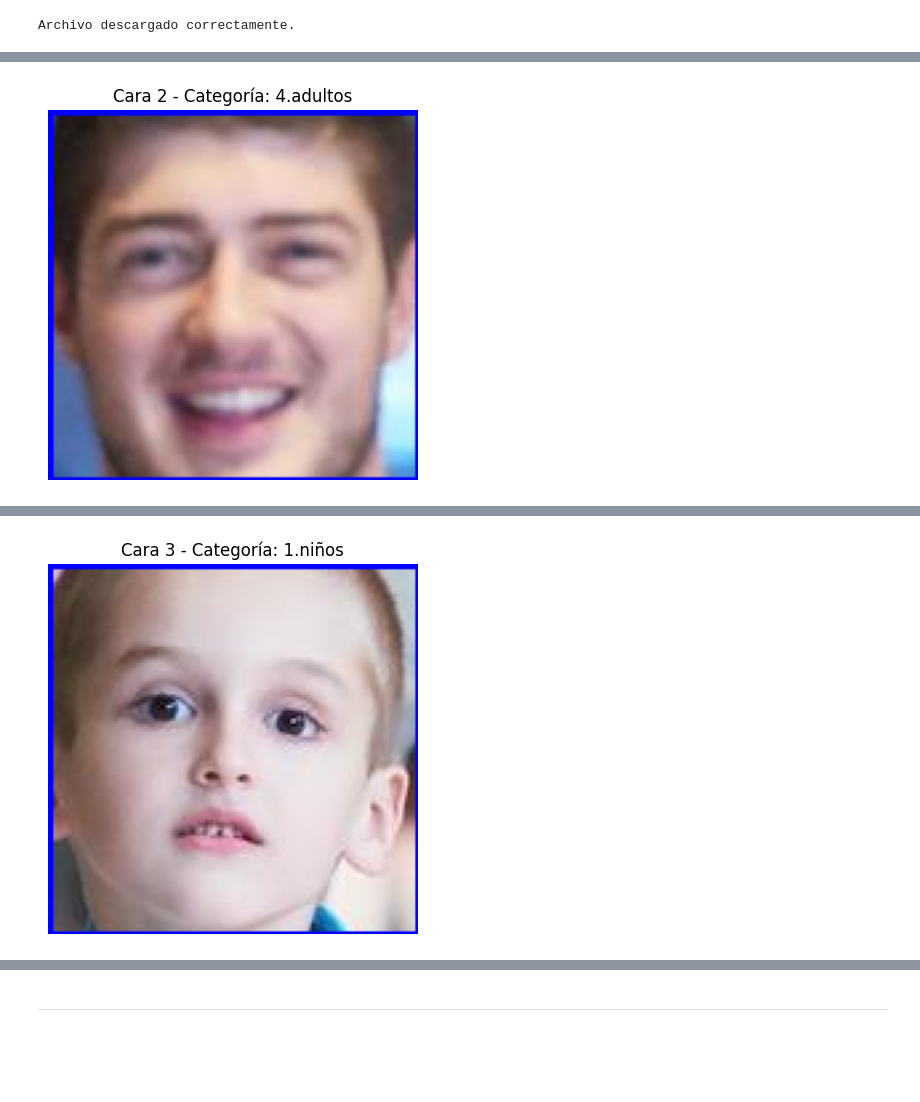
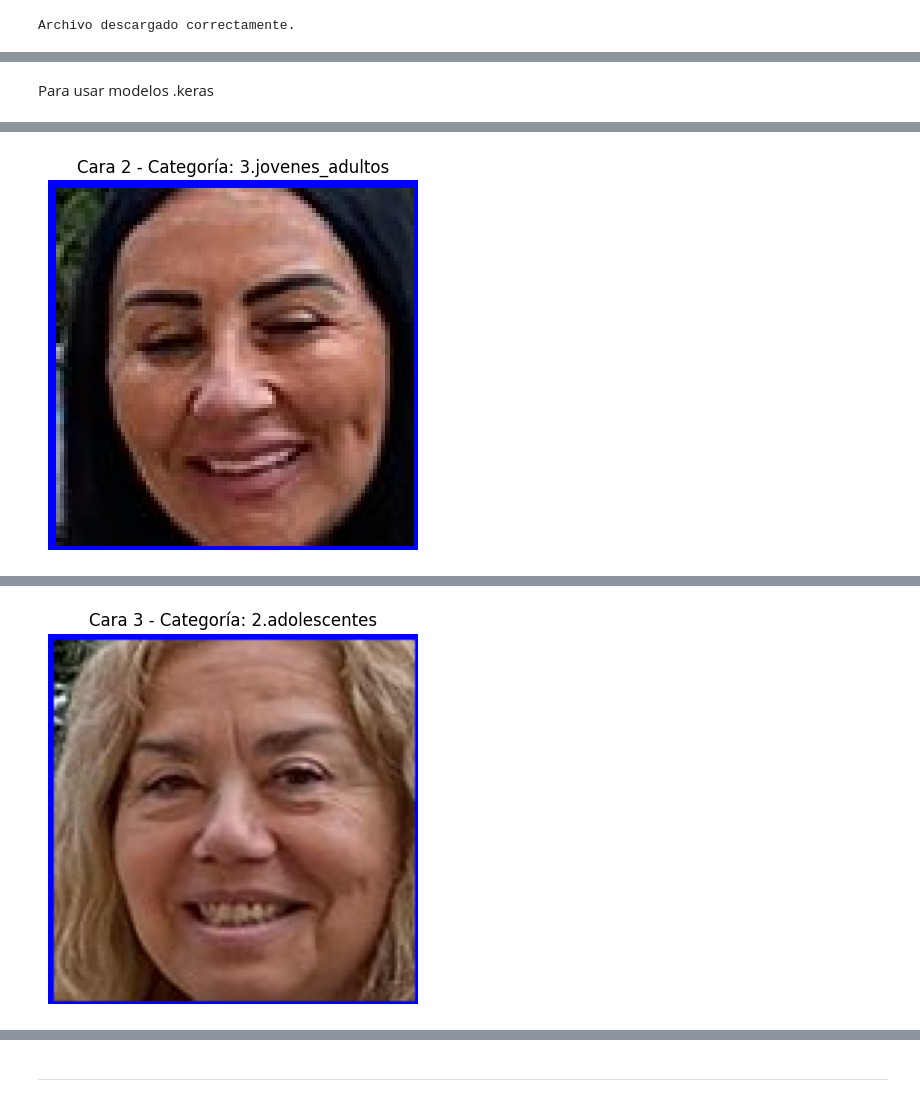
Before and after one commit to MartinaLarrea/CV_age_classification, a Jupyter notebook: MVP.ipynb, the cells around one changed output, grey strips where cells are left out. Drawn from its saved outputs; the diff is of its cells as text; code cells hidden in the pictures; blank space fills up the shorter version.

```diff
--- a/MVP.ipynb
+++ b/MVP.ipynb
@@ -48,13 +55,13 @@ array([[[138,  67,  77],
 # %%
 # Carga el clasificador Haar Cascade
-face_cascade = cv2.CascadeClassifier('haarcascade_frontalface_default.xml')
+face_cascade = cv2.CascadeClassifier('models/haarcascade_frontalface_default.xml')
 
 # Convierte la imagen a escala de grises
 gray = cv2.cvtColor(img, cv2.COLOR_BGR2GRAY)
 gray = cv2.GaussianBlur(gray, (5, 5), 0)
 gray = cv2.equalizeHist(gray)
 # Detecta los rostros
-faces = face_cascade.detectMultiScale(gray, scaleFactor=1.03, minNeighbors=70, minSize=(20, 20))
+faces = face_cascade.detectMultiScale(gray, scaleFactor=1.05, minNeighbors=70, minSize=(40, 40))
 # Ajuste los parámetros para que no detecte todo como una cara sin dejar ninguna afuera
 # Dibuja rectángulos alrededor de las caras detectadas
 for (x, y, w, h) in faces:
@@ -88,2 +96,33 @@ def preprocess_face(face_img):
+# %%
+model_path = "models/ResNet50_classification_model"
+custom_model = keras.layers.TFSMLayer(model_path, call_endpoint='serving_default')
 # %%
 names = ["1.niños", "2.adolescentes", "3.jovenes_adultos", "4.adultos", "5.adultos_mayores", "6.tercera_edad"]
+# %%
+# Detectar y procesar las caras
+for i, (x, y, w, h) in enumerate(faces):
+    # Recortar la cara de la imagen original
+    face = img[y:y+h, x:x+w]
+
+    # Preprocesar la cara para hacer predicciones
+    face_preprocessed = preprocess_face(face)  # Asegúrate de normalizar y ajustar el tamaño correctamente
+    face_preprocessed = np.expand_dims(face_preprocessed, axis=0)  # Añadir una dimensión para batch_size=1
+
+    # Hacer la predicción con el modelo TFSMLayer
+    prediction_dict = custom_model(face_preprocessed)  # El modelo devuelve un diccionario
+    prediction = prediction_dict['output_0']  # Extraer el tensor de probabilidades
+    prediction = prediction.numpy()  # Convertir a un array de numpy
+
+    # Obtener el índice de la clase con mayor probabilidad
+    predicted_class = np.argmax(prediction[0])  # Como prediction tiene forma (1, 6), seleccionamos la primera fila
+
+    # Obtener el nombre de la categoría predicha
+    predicted_category = names[predicted_class]  # Mapear el índice a la etiqueta
+
+    # Mostrar la cara usando matplotlib
+    plt.figure()
+    print(custom_model(face_preprocessed))
+    plt.imshow(cv2.cvtColor(face, cv2.COLOR_BGR2RGB))  # Convertir de BGR a RGB
+    plt.title(f'Cara {i+1} - Categoría: {predicted_category}')
+    plt.axis('off')  # Ocultar los ejes
+    plt.show()
@@ -90,4 +142,10 @@ names = ["1.niños", "2.adolescentes", "3.jovenes_adultos", "4.adultos", "5.adul
+# %% [markdown]
+Para usar modelos .keras
+# %%
+# Cargar el modelo guardado
+custom_model = load_model("models/model_VGG16.keras")
 # %%
+np.set_printoptions(suppress=True, precision=6)
 # Detectar y procesar las caras
 for i, (x, y, w, h) in enumerate(faces):
     # Recortar la cara de la imagen original
@@ -95,6 +153,8 @@ for i, (x, y, w, h) in enumerate(faces):
 
     # Preprocesar la cara para hacer predicciones
     face_preprocessed = preprocess_face(face)
+    #print(face_preprocessed)
+
 
     # Hacer la predicción con el modelo
     prediction = custom_model.predict(face_preprocessed)
@@ -107,6 +167,7 @@ for i, (x, y, w, h) in enumerate(faces):
 
     # Mostrar la cara usando matplotlib
     plt.figure()
+    print(custom_model.predict(face_preprocessed))
     plt.imshow(cv2.cvtColor(face, cv2.COLOR_BGR2RGB))  # Convertir de BGR a RGB
     plt.title(f'Cara {i+1} - Categoría: {predicted_category}')
     plt.axis('off')  # Ocultar los ejes
@@ -118 +183 @@ for i, (x, y, w, h) in enumerate(faces):
-[figure, old version]
+[figure, new version]
@@ -120 +187 @@ for i, (x, y, w, h) in enumerate(faces):
-[figure, old version]
+[figure, new version]
```
Also changed, not shown: parts of 14 cells of this notebook, 4 other files.
